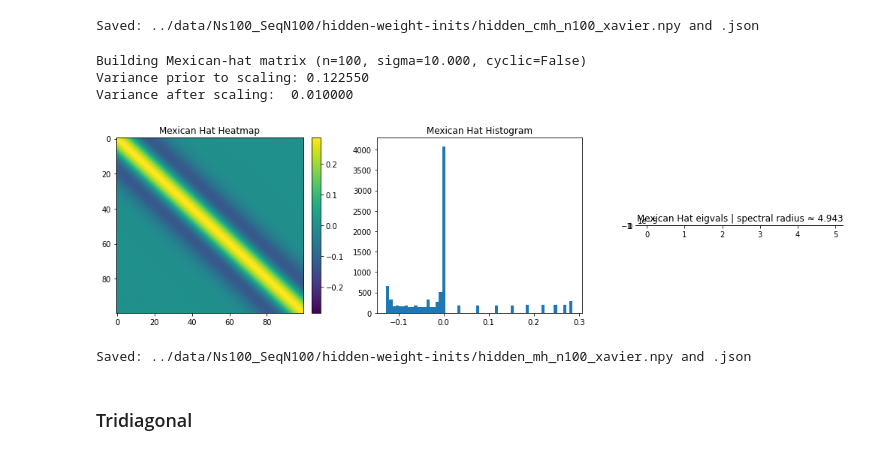
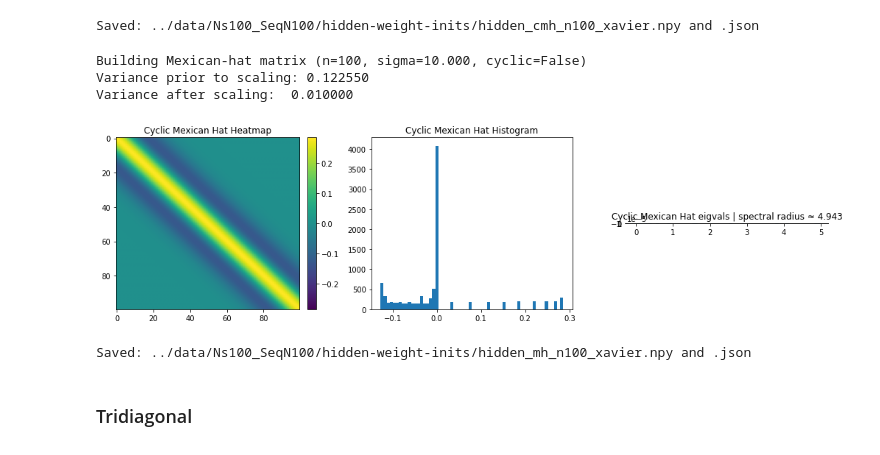
Before and after one commit to margotwagner/HCPrediction, a Jupyter notebook: notebooks/hidden-weight-builder.ipynb, the cells around one changed output. Saved outputs shown, nothing was run; the diff lists cells and outputs as text; code cells hidden in the pictures.

```diff
--- a/notebooks/hidden-weight-builder.ipynb
+++ b/notebooks/hidden-weight-builder.ipynb
@@ -142,10 +142,8 @@ def build_he(
     return W
 # %%
 n = 100
-W_he = build_he(
-    n_in=n, n_out=n, nonlinearity="relu", mode="fan_in", dist="normal", seed=0
-)
-plot_weight_all(W_he, title="He")
+W = build_he(n_in=n, n_out=n, nonlinearity="relu", mode="fan_in", dist="normal", seed=0)
+plot_weight_all(W, title="He")
 # %% [output]
 [figure]
 # %%
@@ -319,31 +315,31 @@ Variance prior to scaling: 0.132934
 Variance after scaling:  0.010000
 [figure]
 Saved: ../data/Ns100_SeqN100/hidden-weight-inits/hidden_cmh_n100_xavier.npy and .json
-# %%
-n = 100
-target_var = xavier_variance(n, n, gain=1)
-W_mh = build_mexican_hat(
-    n=n, sigma=None, target_var=target_var, cyclic=False, verbose=True
-)
-plot_weight_all(W_mh, title="Mexican Hat")
-
-save_matrix(
-    W_shift,
-    save_dir="../data/Ns100_SeqN100/hidden-weight-inits",
-    name=f"hidden_mh_n{n}_xavier",
-    meta={
-        "type": "mexican hat",
-        "n": n,
-        "target_var": target_var,
-        "note": "mexican hat scaled to xavier variance. not cyclic.",
-    },
-)
-# %% [output]
-Building Mexican-hat matrix (n=100, sigma=10.000, cyclic=False)
-Variance prior to scaling: 0.122550
-Variance after scaling:  0.010000
-[figure, removed]
-Saved: ../data/Ns100_SeqN100/hidden-weight-inits/hidden_mh_n100_xavier.npy and .json
+# %%
+n = 100
+target_var = xavier_variance(n, n, gain=1)
+W = build_mexican_hat(
+    n=n, sigma=None, target_var=target_var, cyclic=False, verbose=True
+)
+plot_weight_all(W, title="Cyclic Mexican Hat")
+
+save_matrix(
+    W,
+    save_dir="../data/Ns100_SeqN100/hidden-weight-inits",
+    name=f"hidden_mh_n{n}_xavier",
+    meta={
+        "type": "mexican hat",
+        "n": n,
+        "target_var": target_var,
+        "note": "mexican hat scaled to xavier variance. not cyclic.",
+    },
+)
+# %% [output]
+Building Mexican-hat matrix (n=100, sigma=10.000, cyclic=False)
+Variance prior to scaling: 0.122550
+Variance after scaling:  0.010000
+[figure, added]
+Saved: ../data/Ns100_SeqN100/hidden-weight-inits/hidden_mh_n100_xavier.npy and .json
 # %% [markdown]
 ### Tridiagonal
 # %%
```
Also changed, not shown: parts of 10 cells of this notebook, 1 other file.
